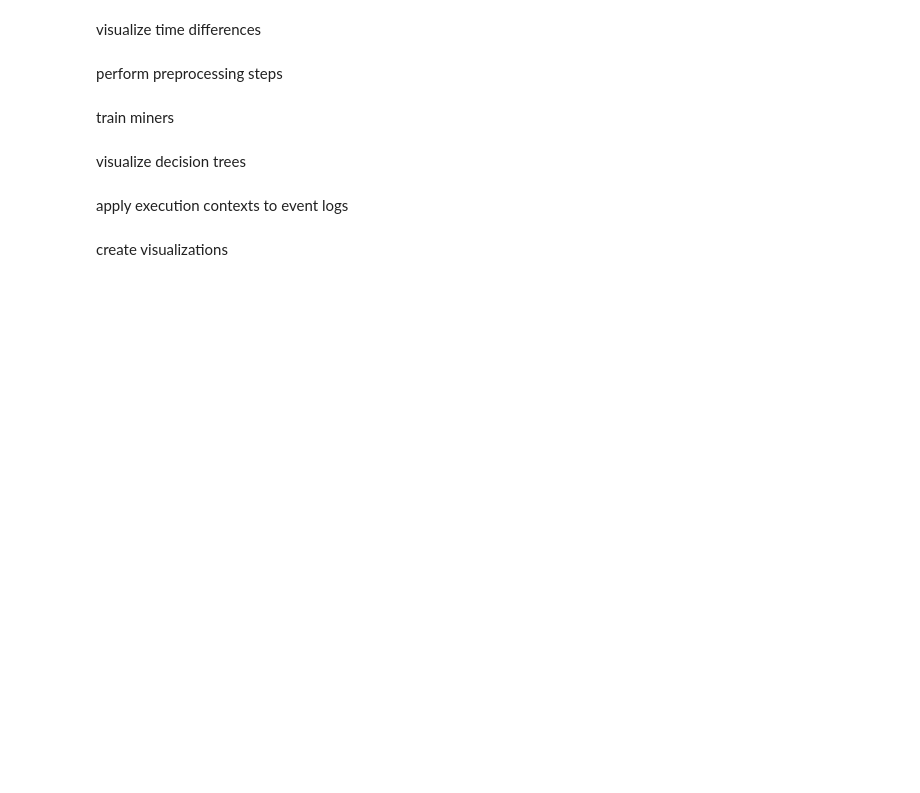
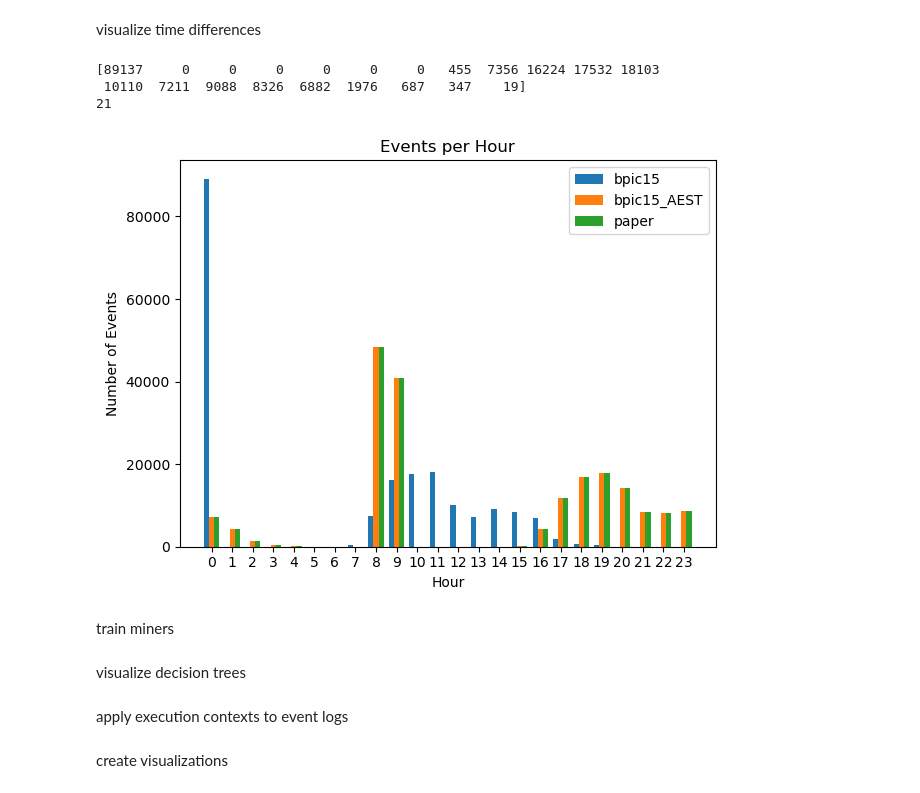
Before and after one commit to lucasb243/No-time-to-dice_group_project_IE692, a Jupyter notebook: learn_all.ipynb, the cells around one changed output. Saved outputs shown, nothing was run; the diff lists cells and outputs as text; code cells hidden in the pictures; blank space fills up the shorter version.

```diff
--- a/learn_all.ipynb
+++ b/learn_all.ipynb
@@ -56,6 +134,59 @@ time_columns = ['time:timestamp'] # only converting this one because others aren
 # %% [markdown]
 visualize time differences
-# %% [markdown]
-perform preprocessing steps
+# %%
+import numpy as np
+import matplotlib.pyplot as plt
+
+# Create the data
+df_bpic15 = pd.read_csv('data/processed/bpic15.csv')
+df_bpic15_AEST = pd.read_csv('data/processed/bpic15_AEST.csv')
+df_paper = pd.read_csv('data/processed/bpic15_time_manipulated.csv')
+
+# get hours
+hours_bpic15 = df_bpic15['time:timestamp'].apply(lambda ts: ts[11:13])
+hours_bpic15_AEST = df_bpic15_AEST['time:timestamp'].apply(lambda ts: ts[11:13])
+hours_paper = df_paper['time:timestamp'].apply(lambda ts: ts[11:13])
+
+# get counts
+hours = np.arange(0, 24)
+counts_df_bpic15 = np.bincount(hours_bpic15)
+counts_df_bpic15_AEST = np.bincount(hours_bpic15_AEST)
+counts_df_paper = np.bincount(hours_paper)
+
+# Ensure that all counts arrays have the same length
+max_len = max(len(counts_df_bpic15), len(
+    counts_df_bpic15_AEST), len(counts_df_paper))
+counts_df_bpic15 = np.pad(
+    counts_df_bpic15, (0, max_len - len(counts_df_bpic15)), mode='constant')
+counts_df_bpic15_AEST = np.pad(
+    counts_df_bpic15_AEST, (0, max_len - len(counts_df_bpic15_AEST)), mode='constant')
+counts_df_paper = np.pad(
+    counts_df_paper, (0, max_len - len(counts_df_paper)), mode='constant')
+
+# Plot the bar chart
+fig, ax = plt.subplots()
+width = 0.25  # the width of the bars
+x = np.arange(len(hours))
+
+rects1 = ax.bar(x - width, counts_df_bpic15, width, label='bpic15')
+rects2 = ax.bar(x, counts_df_bpic15_AEST, width, label='bpic15_AEST')
+rects3 = ax.bar(x + width, counts_df_paper, width, label='paper')
+
+# Add some text for labels, title and custom x-axis tick labels, etc.
+ax.set_ylabel('Number of Events')
+ax.set_xlabel('Hour')
+ax.set_title('Events per Hour')
+ax.set_xticks(x)
+ax.set_xticklabels(hours)
+ax.legend()
+
+fig.tight_layout()
+
+plt.show()
+# %% [output]
+[89137     0     0     0     0     0     0   455  7356 16224 17532 18103
+ 10110  7211  9088  8326  6882  1976   687   347    19]
+21
+[figure, added]
 # %% [markdown]
 train miners
```
Also changed, not shown: parts of 8 cells of this notebook.
